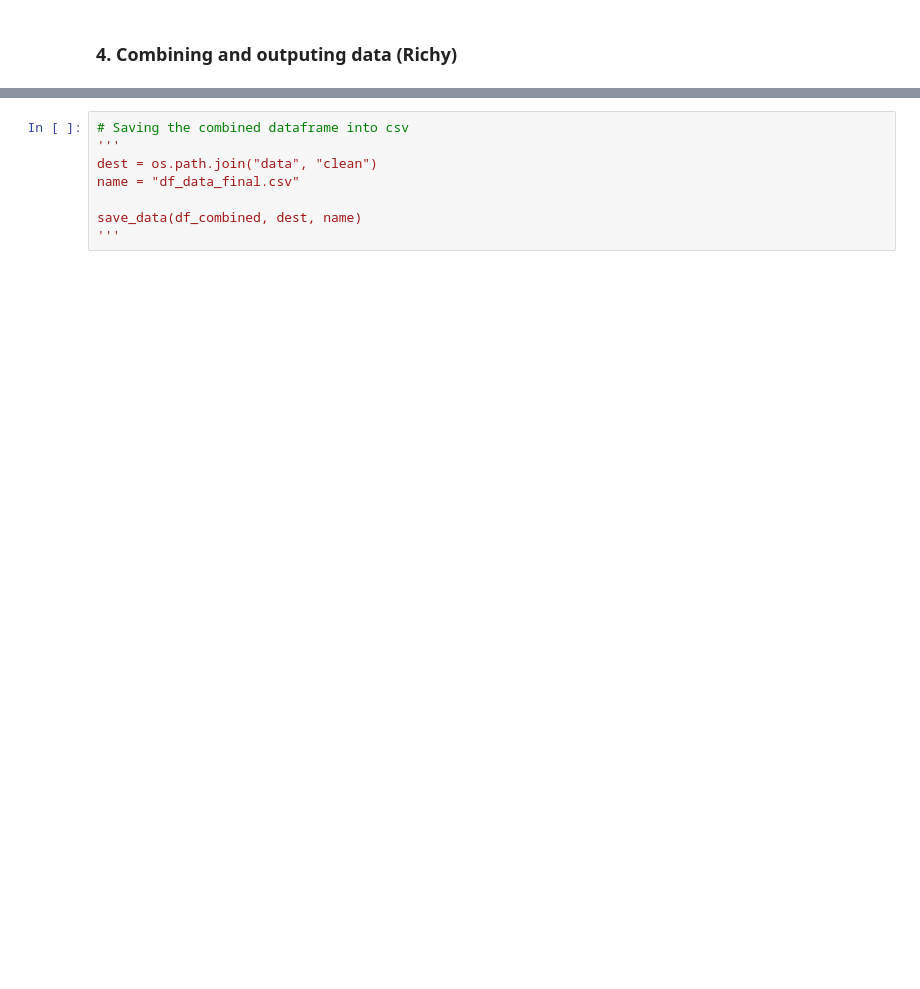
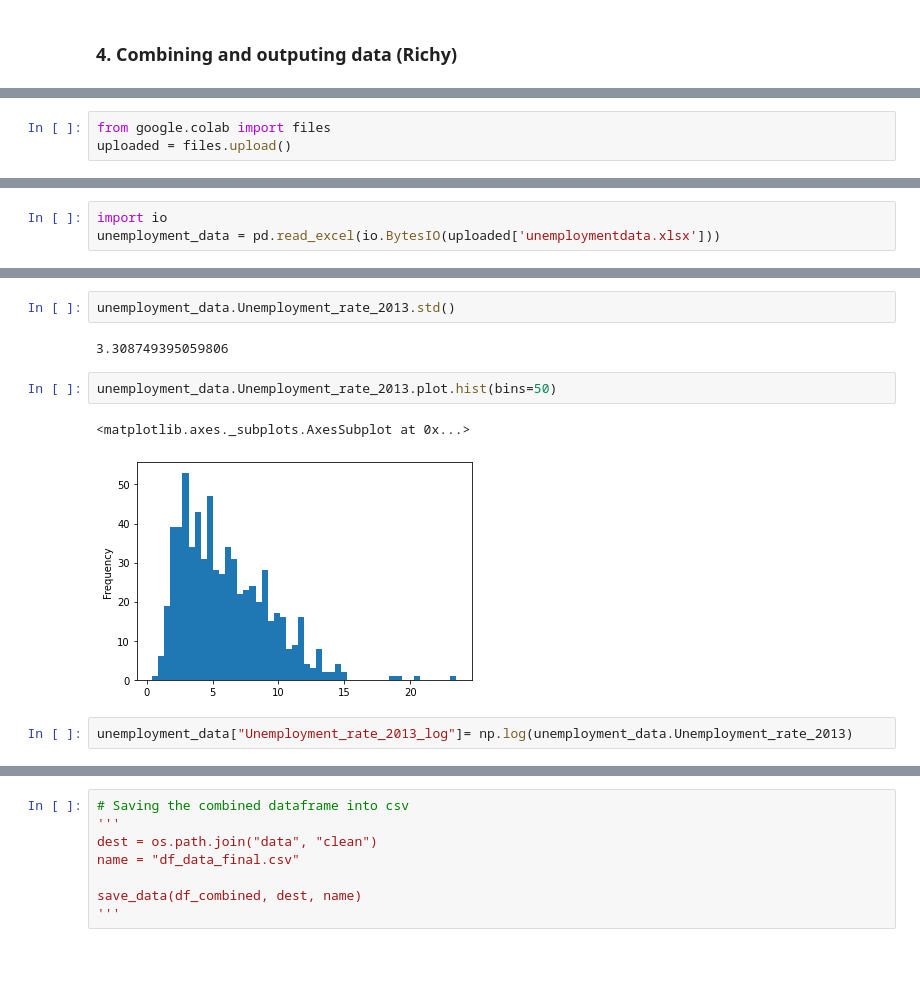
Before and after one commit to neneninja97/liveable_london, a Jupyter notebook: data_pre_processing.ipynb, the cells around one changed output, grey strips where cells are left out. Drawn from its saved outputs; the diff is of its cells as text; blank space fills up the shorter version.

```diff
--- a/data_pre_processing.ipynb
+++ b/data_pre_processing.ipynb
@@ -88,0 +179,3 @@ df_housing.median_house_log.mean()
+# %%
+from google.colab import files
+uploaded = files.upload()
@@ -88,0 +185,3 @@ df_housing.median_house_log.mean()
+# %%
+import io
+unemployment_data = pd.read_excel(io.BytesIO(uploaded['unemploymentdata.xlsx']))
@@ -88,0 +249,11 @@ df_housing.median_house_log.mean()
+# %%
+unemployment_data.Unemployment_rate_2013.std()
+# %% [output]
+3.308749395059806
+# %%
+unemployment_data.Unemployment_rate_2013.plot.hist(bins=50)
+# %% [output]
+<matplotlib.axes._subplots.AxesSubplot at 0x...>
+[figure, added]
+# %%
+unemployment_data["Unemployment_rate_2013_log"]= np.log(unemployment_data.Unemployment_rate_2013)
```
Also changed, not shown: parts of 32 cells of this notebook.
